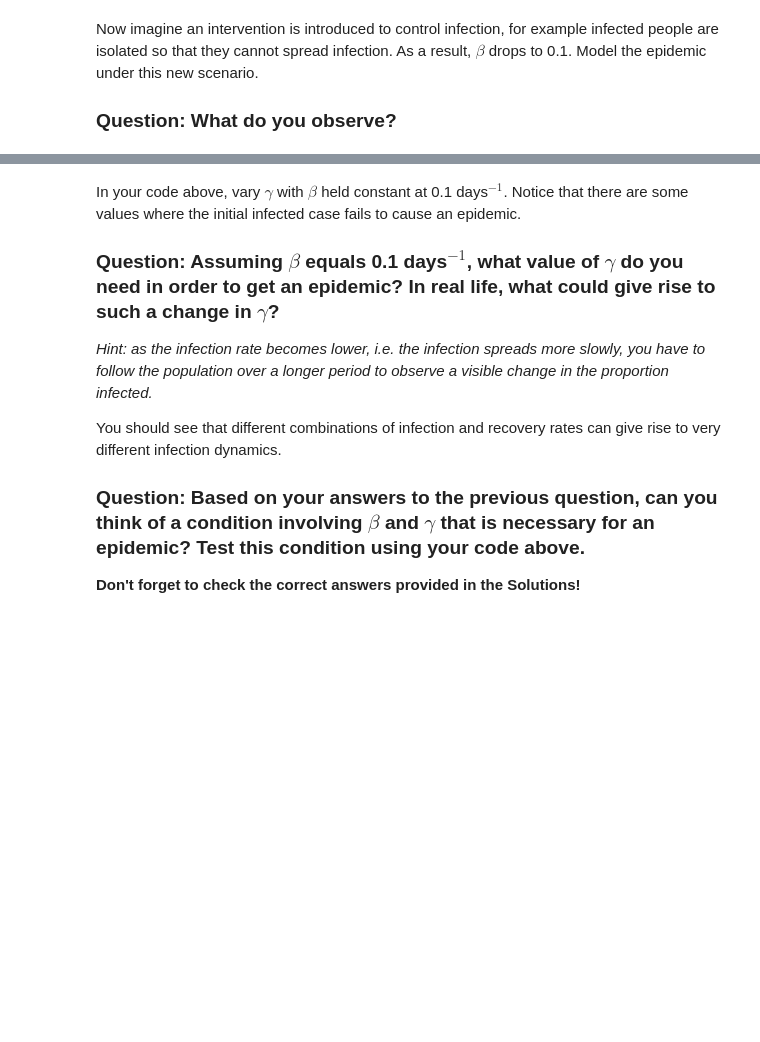
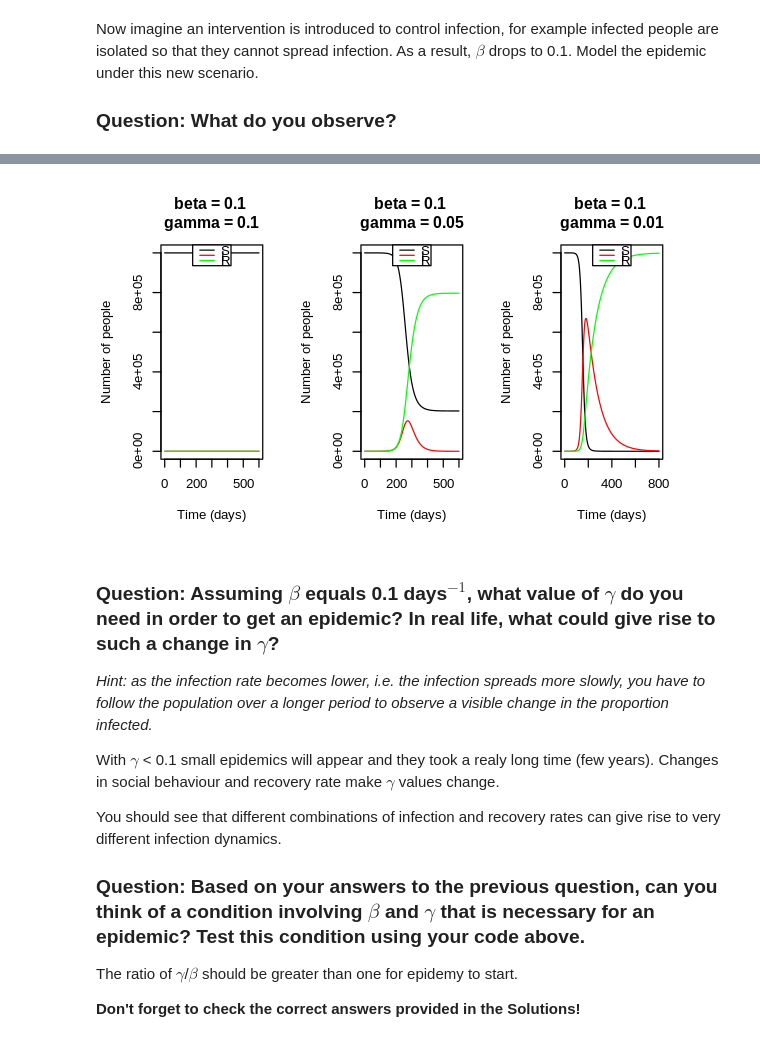
Before and after one commit to Arashlf/Developing-the-SIR-Model-ICL, a Jupyter notebook: Week 3/Mod_3_notebook_1_SIR_Dynamics_with_Varying_Parameters.ipynb, the cells around one changed output, grey strips where cells are left out. Cells and saved outputs as stored; diff of their text form; code cells hidden in the pictures; blank space fills up the shorter version.

```diff
--- a/Week 3/Mod_3_notebook_1_SIR_Dynamics_with_Varying_Parameters.ipynb
+++ b/Week 3/Mod_3_notebook_1_SIR_Dynamics_with_Varying_Parameters.ipynb
@@ -21,11 +152,29 @@ Now imagine an intervention is introduced to control infection, for example infe
+# %%
+# Prepare the format for the plot display
+par(mfrow = c(1,3))  # Show 2*4 separate plots in one page
+                     # (2 rows, 4 per row)
+
+run_sir_model(beta = 0.1,
+              gamma = 0.1,
+              duration = 600)
+run_sir_model(beta = 0.1,
+              gamma = 0.05,
+              duration = 600)
+run_sir_model(beta = 0.1,
+              gamma = 0.01,
+              duration = 800)
+# %% [output]
+[figure, added]
 # %% [markdown]
-In your code above, vary $\gamma$ with $\beta$ held constant at 0.1 days$^{-1}$. Notice that there are some values where the initial infected case fails to cause an epidemic.
-
 ### Question: Assuming $\beta$ equals 0.1 days$^{-1}$, what value of $\gamma$ do you need in order to get an epidemic? In real life, what could give rise to such a change in $\gamma$?
 *Hint: as the infection rate becomes lower, i.e. the infection spreads more slowly, you have to follow the population over a longer period to observe a visible change in the proportion infected.*
+
+With $\gamma$ < 0.1 small epidemics will appear and they took a realy long time (few years). Changes in social behaviour and recovery rate make $\gamma$ values change.
 
 You should see that different combinations of infection and recovery rates can give rise to very different infection dynamics.
 
 ### Question: Based on your answers to the previous question, can you think of a condition involving $\beta$ and $\gamma$ that is necessary for an epidemic? Test this condition using your code above.
 
+The ratio of $\gamma$/$\beta$ should be greater than one for epidemy to start.
+
 **Don't forget to check the correct answers provided in the Solutions!**
```
Also changed, not shown: parts of 12 cells of this notebook.
